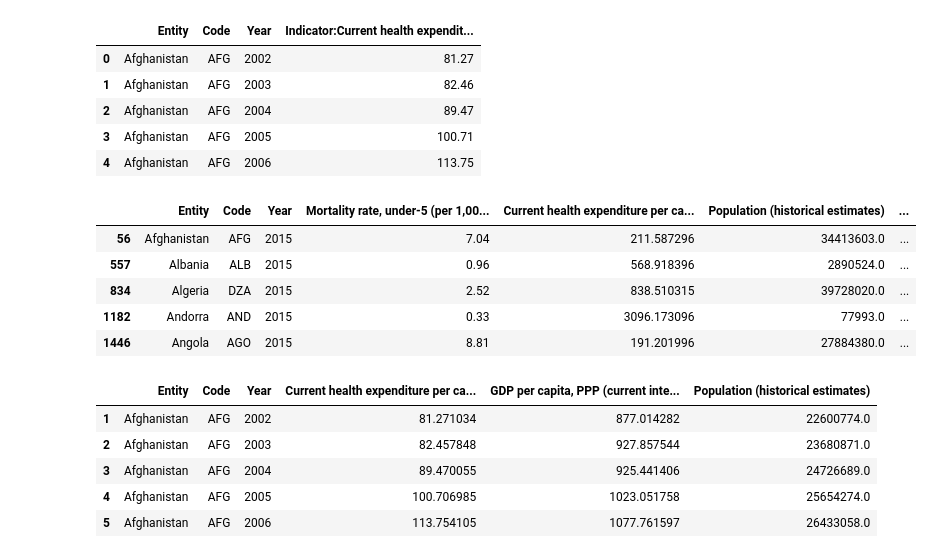
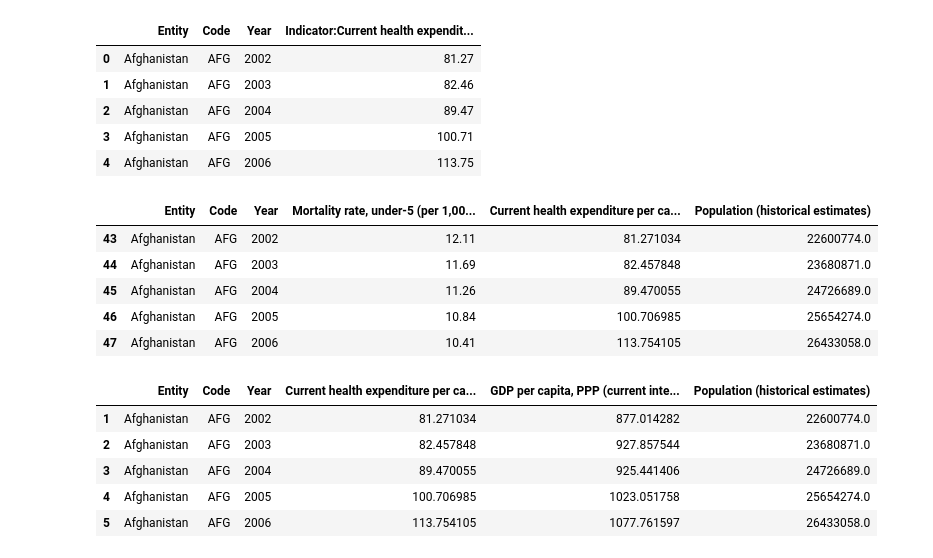
Before and after one commit to Smor-1/Health_Insurance_Cost_Prediction, a Jupyter notebook: roza_notebook.ipynb, the cells around one changed output. Saved outputs shown, nothing was run; the diff lists cells and outputs as text; code cells hidden in the pictures.

```diff
--- a/roza_notebook.ipynb
+++ b/roza_notebook.ipynb
@@ -17,15 +18,17 @@ annual_expenditure.head()
 # %%
 file_path=("financing_healthcare/child-mortality-vs-health-expenditure.csv")
 child_mortality=pd.read_csv(file_path)
+## dropping continent as it has lots of Nan
+child_mortality=child_mortality.drop(["Continent"], axis=1)
 child_mortality=child_mortality.dropna()
 child_mortality.head()
 # %% [output]
-|  | Entity | Code | Year | Mortality rate, under-5 (per 1,00... | Current health expenditure per ca... | Population (historical estimates) | ... |
-| 56 | Afghanistan | AFG | 2015 | 7.04 | 211.587296 | 34413603.0 | ... |
-| 557 | Albania | ALB | 2015 | 0.96 | 568.918396 | 2890524.0 | ... |
-| 834 | Algeria | DZA | 2015 | 2.52 | 838.510315 | 39728020.0 | ... |
-| 1182 | Andorra | AND | 2015 | 0.33 | 3096.173096 | 77993.0 | ... |
-| 1446 | Angola | AGO | 2015 | 8.81 | 191.201996 | 27884380.0 | ... |
+|  | Entity | Code | Year | Mortality rate, under-5 (per 1,00... | Current health expenditure per ca... | Population (historical estimates) |
+| 43 | Afghanistan | AFG | 2002 | 12.11 | 81.271034 | 22600774.0 |
+| 44 | Afghanistan | AFG | 2003 | 11.69 | 82.457848 | 23680871.0 |
+| 45 | Afghanistan | AFG | 2004 | 11.26 | 89.470055 | 24726689.0 |
+| 46 | Afghanistan | AFG | 2005 | 10.84 | 100.706985 | 25654274.0 |
+| 47 | Afghanistan | AFG | 2006 | 10.41 | 113.754105 | 26433058.0 |
 # %%
 file_path=("financing_healthcare/healthcare-expenditure-vs-gdp.csv")
 gdp=pd.read_csv(file_path)
```
Also changed, not shown: parts of 4 cells of this notebook.
